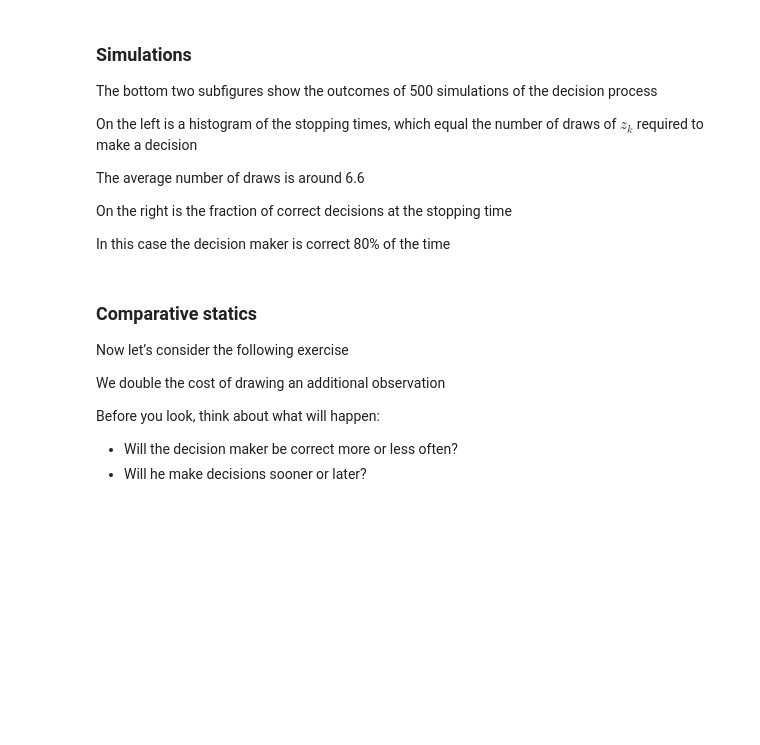
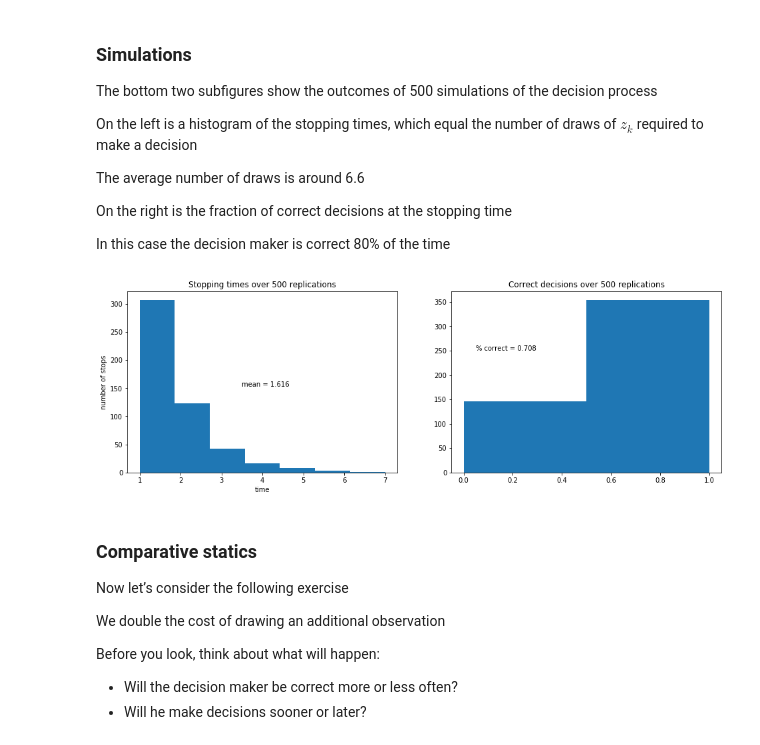
Before and after one commit to jstac/jitting_py_lectures, a Jupyter notebook: wald_friedman.ipynb, the cells around one changed output. Drawn from its saved outputs; the diff is of its cells as text; code cells hidden in the pictures; blank space fills up the shorter version.

```diff
--- a/wald_friedman.ipynb
+++ b/wald_friedman.ipynb
@@ -719,3 +665,40 @@ In this case the decision maker is correct 80% of the time
+# %%
+def stopping_dist(wf, j_star, ndraws=250, tdgp="f0"):
+    """
+    Simulates repeatedly to get distributions of time needed to make a
+    decision and how often they are correct.
+    """
+
+    # Allocate space
+    tdist = np.empty(ndraws, int)
+    cdist = np.empty(ndraws, bool)
+
+    for i in range(ndraws):
+        correct, p, t = simulate(wf, tdgp, j_star)
+        tdist[i] = t
+        cdist[i] = correct
+
+    return cdist, tdist
+# %%
+ndraws = 500
+cdist, tdist = stopping_dist(wf, j_star, ndraws)
+
+fig, ax = plt.subplots(1, 2, figsize=(16, 5))
+
+ax[0].hist(tdist, bins=np.max(tdist))
+ax[0].set_title(f"Stopping times over {ndraws} replications")
+ax[0].set(xlabel="time", ylabel="number of stops")
+ax[0].annotate(f"mean = {np.mean(tdist)}", xy=(max(tdist) / 2,
+            max(np.histogram(tdist, bins=max(tdist))[0]) / 2))
+
+ax[1].hist(cdist, bins=2)
+ax[1].set_title(f"Correct decisions over {ndraws} replications")
+ax[1].annotate(f"% correct = {np.mean(cdist)}",
+                  xy=(0.05, ndraws / 2))
+
+plt.show()
+# %% [output]
+[figure, added]
 # %% [markdown]
 ### Comparative statics
 
```
Also changed, not shown: parts of 18 cells of this notebook.
